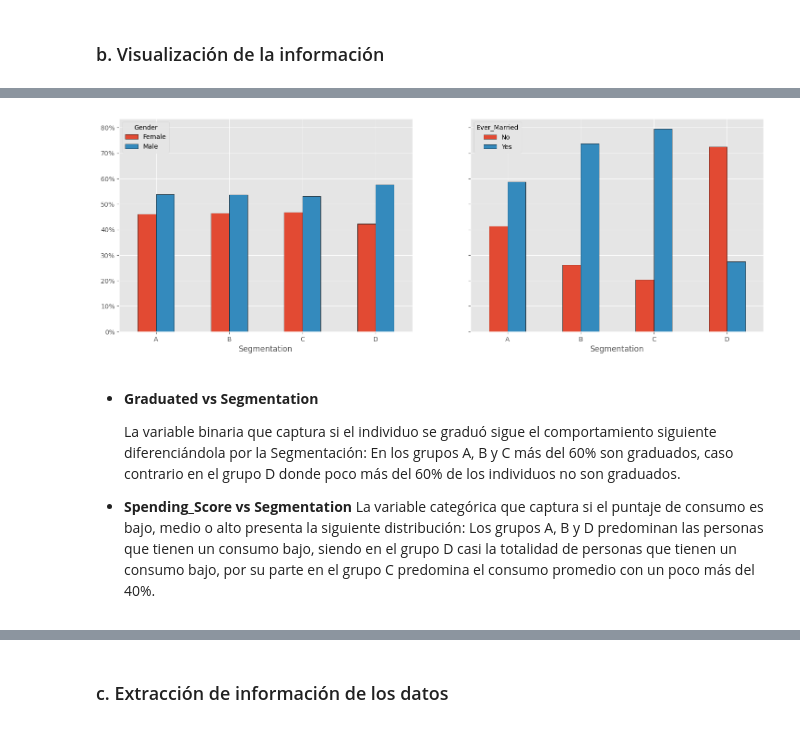
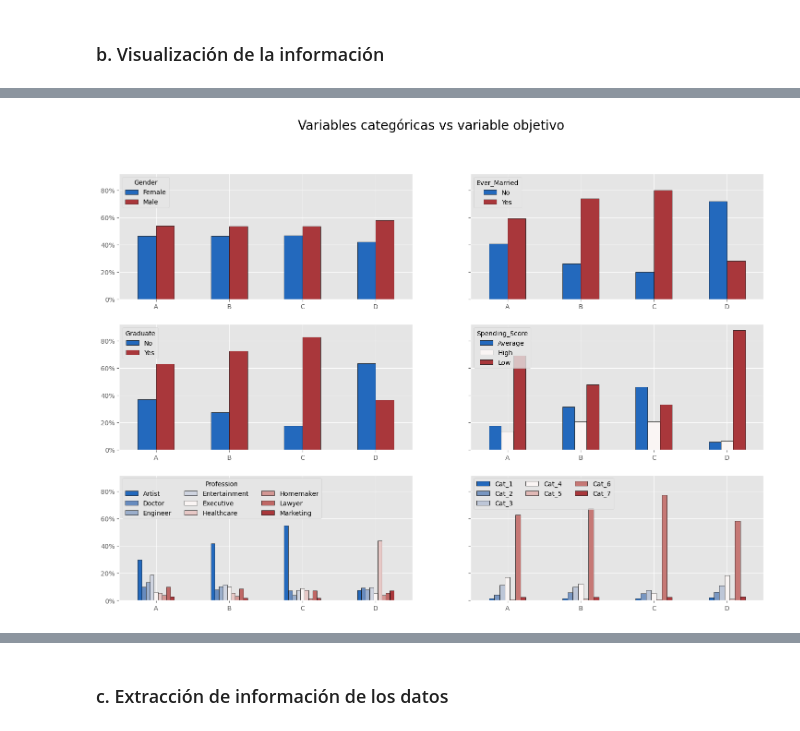
Before and after one commit to maryyuliana/fundamentos_I, a Jupyter notebook: Proyecto.ipynb, the cells around one changed output, grey strips where cells are left out. Saved outputs shown, nothing was run; the diff lists cells and outputs as text; code cells hidden in the pictures.

```diff
--- a/Proyecto.ipynb
+++ b/Proyecto.ipynb
@@ -128,16 +289,16 @@ plt.show()
 # %%
-fig, (ax1 ,ax2, ax3) = plt.subplots(1,3, figsize = (18,6))
-#sns.histplot(data = train, x  = 'Age', hue = 'Segmentation', kde = True, ax = ax1)
-sns.boxplot(data = train, x = 'Segmentation', y = 'Age', order = train.Segmentation.sort_values().unique(), ax = ax1, showmeans = True)
-sns.boxplot(data = train, x = 'Segmentation', y = 'Work_Experience', order = train.Segmentation.sort_values().unique(), ax = ax2, showmeans = True,palette="vlag")
-sns.boxplot(data = train, x = 'Segmentation', y = 'Family_Size', order = train.Segmentation.sort_values().unique(), ax = ax3, showmeans = True, palette="vlag")
+fig, (ax1 ,ax2, ax3) = plt.subplots(1,3, figsize = (14,4))
+sns.boxplot(data = train, x = 'Segmentation', y = 'Age',order = train.Segmentation.sort_values().unique(), ax = ax1, showmeans = True, palette = 'vlag').set(title='Age vs Segmentación')
+sns.boxplot(data = train, x = 'Segmentation', y = 'Work_Experience', order = train.Segmentation.sort_values().unique(), ax = ax2, showmeans = True,palette="vlag").set(title='Work experience vs Segmentación')
+sns.boxplot(data = train, x = 'Segmentation', y = 'Family_Size', order = train.Segmentation.sort_values().unique(), ax = ax3, showmeans = True, palette="vlag").set(title='Family size vs Segmentación')
+
+#//TODO ...poner la media como texto en cada uno de los boxplots
 # Calcular la media por categoría
-means = train.groupby('Segmentation')['Age', 'Work_Experience', 'Family_Size'].mean().values
+# means = train.groupby('Segmentation')[['Age', 'Work_Experience', 'Family_Size']].mean().values
 
 # Agregar líneas para la media y la mediana
 #for i in range(len(train.Segmentation.sort_values().unique())):
  #   plt.text(i, means[i], f'{means[i]:.2f}', ha='center', va='bottom', color='blue', fontsize=8)
 
-# Mostrar el gráfico
 plt.show()
 # %% [output]
@@ -155,5 +305,0 @@ ValueError: Cannot subset columns with a tuple with more than one element. Use a
-# %%
-fig, (ax1, ax2) = plt.subplots(1,2, figsize = (16,6))
-sns.boxplot(data = train, x = 'Segmentation', y = 'Work_Experience', order = train.Segmentation.sort_values().unique(), ax = ax1, showmeans = True,palette="vlag")
-sns.boxplot(data = train, x = 'Segmentation', y = 'Family_Size', order = train.Segmentation.sort_values().unique(), ax = ax2, showmeans = True, palette="vlag")
-plt.show()
@@ -170,21 +333,43 @@ plt.show()
 # %%
-fig, (ax1, ax2) = plt.subplots(1,2, figsize = (18,6), sharey = True)
-pd.crosstab(train.Segmentation,train.Gender,train.Age,aggfunc='count', normalize = 'index').plot(kind = 'bar', ax = ax1, edgecolor = 'black')
+fig, ((ax1, ax2),
+      (ax3, ax4),
+      (ax5, ax6)) = plt.subplots(3,2, figsize = (18,12), sharey = True)
+pd.crosstab(train.Segmentation,train.Gender,train.Age,aggfunc='count', normalize = 'index').plot(kind = 'bar', ax = ax1, edgecolor = 'black',colormap= 'vlag')
 ax1.get_yaxis().set_major_formatter(matplotlib.ticker.PercentFormatter(xmax = 1,decimals = 0))  ## MUESTRA LOS TICKS DEL EJE Y EN PORCENTAJE
 ax1.tick_params(axis='x', rotation=0)  ## ROTAR LAS ETIQUETAS DEL EJE X
 ax1.legend(loc = 'upper left', title = 'Gender')
+ax1.set_xlabel(None)
 
-pd.crosstab(train.Segmentation,train.Ever_Married,train.Age,aggfunc='count', normalize = 'index').plot(kind = 'bar', ax = ax2, edgecolor = 'black')
+pd.crosstab(train.Segmentation,train.Ever_Married,train.Age,aggfunc='count', normalize = 'index').plot(kind = 'bar', ax = ax2, edgecolor = 'black', colormap= 'vlag')
 ax2.get_yaxis().set_major_formatter(matplotlib.ticker.PercentFormatter(xmax = 1,decimals = 0))  ## MUESTRA LOS TICKS DEL EJE Y EN PORCENTAJE
 ax2.tick_params(axis='x', rotation=0)
+ax2.legend(loc = 'upper left',  title = 'Ever_Married')
+ax2.set_xlabel(None)
+
+pd.crosstab(train.Segmentation,train.Graduated,train.Age,aggfunc='count', normalize = 'index').plot(kind = 'bar', ax = ax3, edgecolor = 'black',colormap= 'vlag')
+ax3.get_yaxis().set_major_formatter(matplotlib.ticker.PercentFormatter(xmax = 1,decimals = 0))  ## MUESTRA LOS TICKS DEL EJE Y EN PORCENTAJE
+ax3.tick_params(axis='x', rotation=0)  ## ROTAR LAS ETIQUETAS DEL EJE X
+ax3.legend(loc = 'upper left', title = 'Graduate')
+ax3.set_xlabel(None)
+
+pd.crosstab(train.Segmentation,train.Spending_Score,train.Age,aggfunc='count', normalize = 'index').plot(kind = 'bar', ax = ax4, edgecolor = 'black',colormap= 'vlag')
+ax4.get_yaxis().set_major_formatter(matplotlib.ticker.PercentFormatter(xmax = 1,decimals = 0))  ## MUESTRA LOS TICKS DEL EJE Y EN PORCENTAJE
+ax4.tick_params(axis='x', rotation = 0)
+ax4.legend(loc = 'upper left', title = 'Spending_Score')
+ax4.set_xlabel(None)
+
+pd.crosstab(train.Segmentation,train.Profession,train.Age,aggfunc='count', normalize = 'index').plot(kind = 'bar', ax = ax5, edgecolor = 'black',colormap= 'vlag')
+ax5.get_yaxis().set_major_formatter(matplotlib.ticker.PercentFormatter(xmax = 1,decimals = 0))  ## MUESTRA LOS TICKS DEL EJE Y EN PORCENTAJE
+ax5.tick_params(axis='x', rotation=0)  ## ROTAR LAS ETIQUETAS DEL EJE X
+ax5.legend(loc = 'upper left', ncols = 3, title = 'Profession')
+ax5.set_xlabel(None)
+
+pd.crosstab(train.Segmentation,train.Var_1,train.Age,aggfunc='count', normalize = 'index').plot(kind = 'bar', ax = ax6, edgecolor = 'black',colormap= 'vlag')
+ax6.get_yaxis().set_major_formatter(matplotlib.ticker.PercentFormatter(xmax = 1,decimals = 0))  ## MUESTRA LOS TICKS DEL EJE Y EN PORCENTAJE
+ax6.tick_params(axis='x', rotation=0)
+ax6.legend(loc = 'upper left', ncols = 3)
+ax6.set_xlabel(None)
+fig.suptitle('Variables categóricas vs variable objetivo', fontsize = 20)
 plt.show()
 # %% [output]
-[figure, old version]
+[figure, new version]
-# %% [markdown]
-* **Graduated vs Segmentation**
-
-    La variable binaria que captura si el individuo se graduó sigue el comportamiento siguiente diferenciándola por la Segmentación: En los grupos A, B y C más del 60% son graduados, caso contrario en el grupo D donde poco más del 60% de los individuos no son graduados.
-
-
-* **Spending_Score vs Segmentation**
-    La variable categórica que captura si el puntaje de consumo es bajo, medio o alto presenta la siguiente distribución: Los grupos A, B y D predominan las personas que tienen un consumo bajo, siendo en el grupo D casi la totalidad de personas que tienen un consumo bajo, por su parte en el grupo C  predomina el consumo promedio con un poco más del 40%.
```
Also changed, not shown: parts of 96 cells of this notebook.
